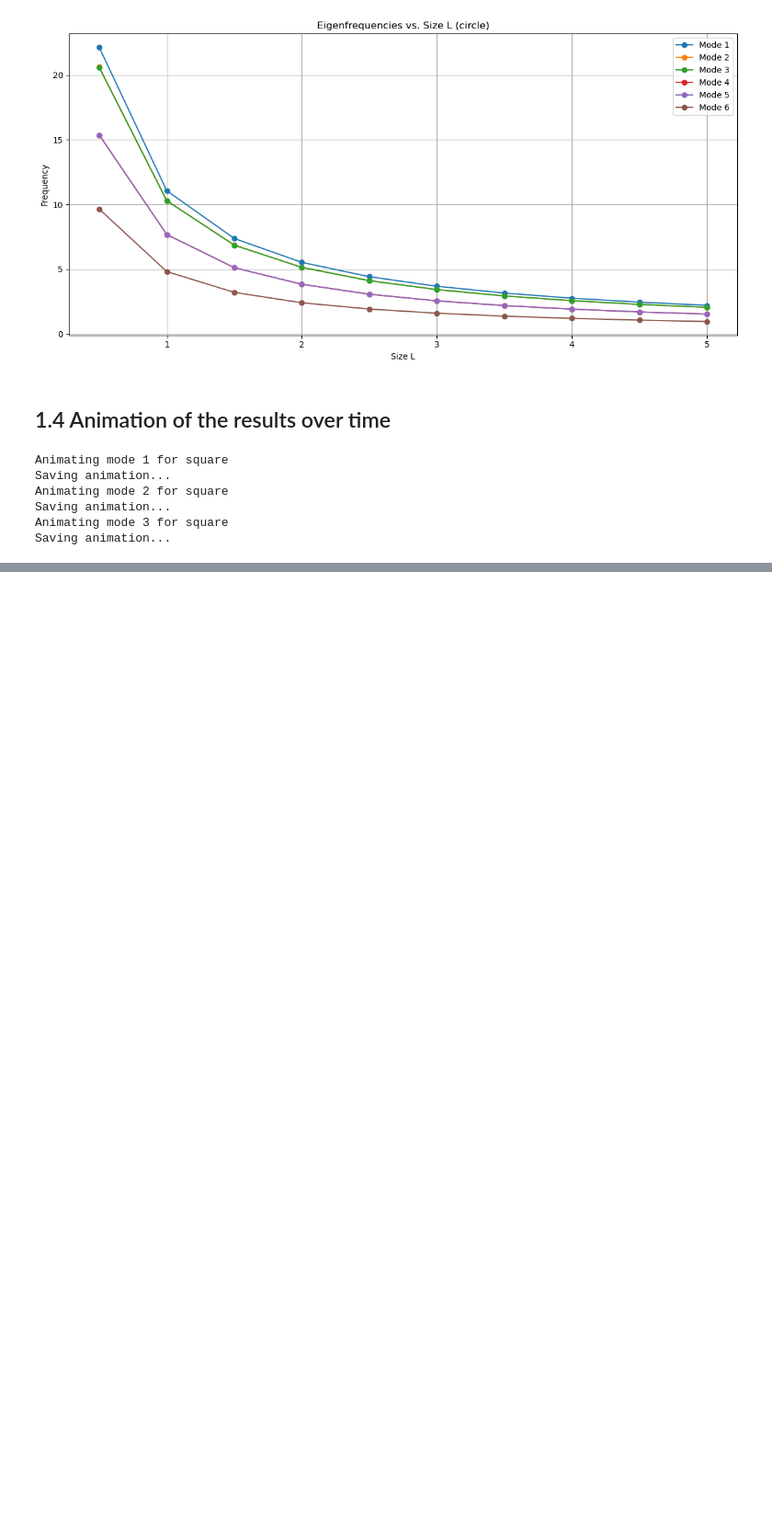
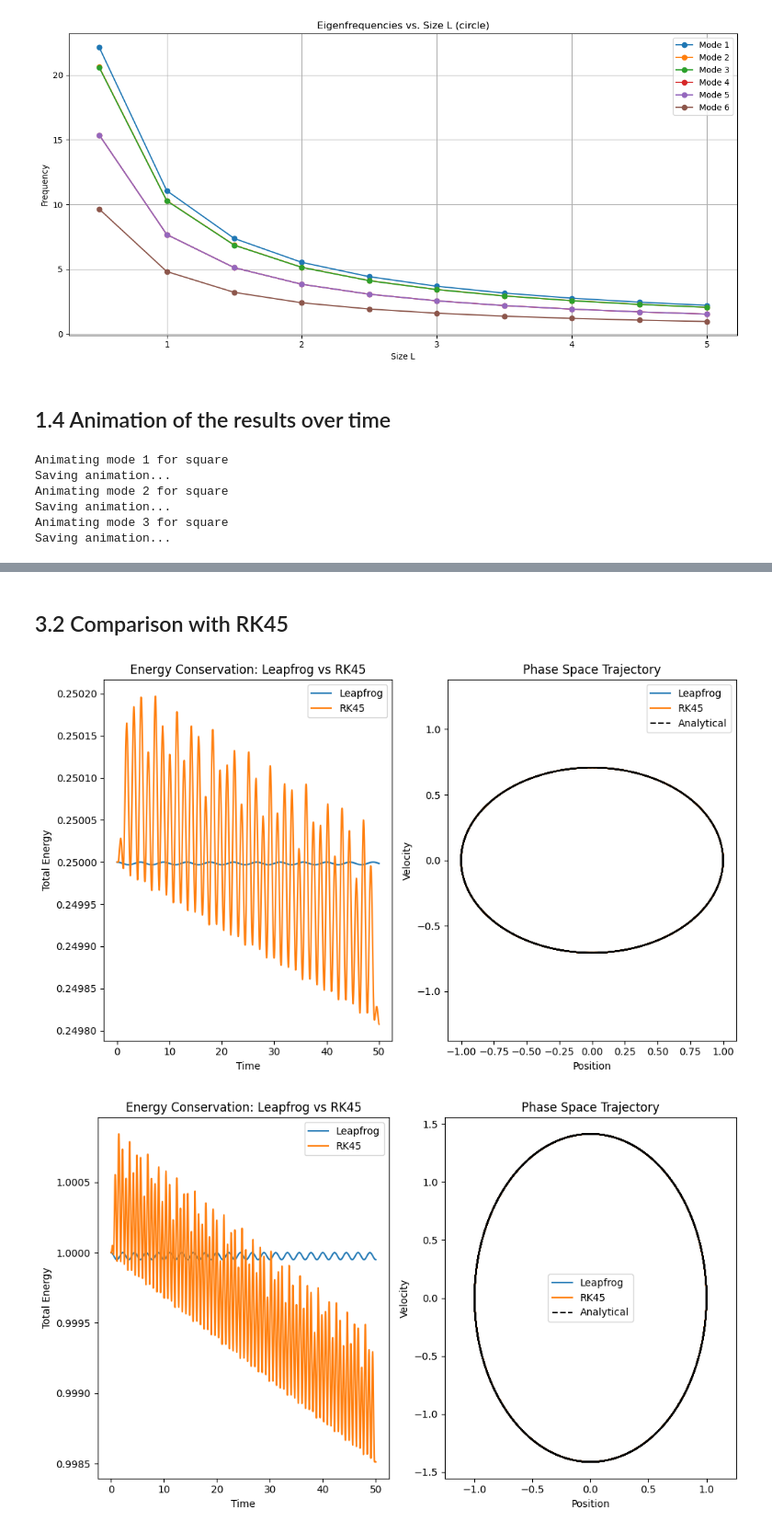
Before and after one commit to mattiamonari/SC_Assignment3, a Jupyter notebook: main.ipynb, the cells around one changed output, grey strips where cells are left out. Shown at 92% size. Saved outputs shown, nothing was run; the diff lists cells and outputs as text; code cells hidden in the pictures; blank space fills up the shorter version.

```diff
--- a/main.ipynb
+++ b/main.ipynb
@@ -140,0 +165,12 @@ Saving animation...
+# %% [markdown]
+## 3.2 Comparison with RK45
+# %%
+dt = 0.01
+t_end = 50
+compare_with_rk(m, k_values, x0, v0, t_end, dt, forced=False)
+
+# Test with external forcing
+compare_with_rk(m, k_values, x0, v0, t_end, dt, forced=True)
+# %% [output]
+[figure, added]
+[figure, added]
```
Also changed, not shown: parts of 5 cells of this notebook, 2 other files.
